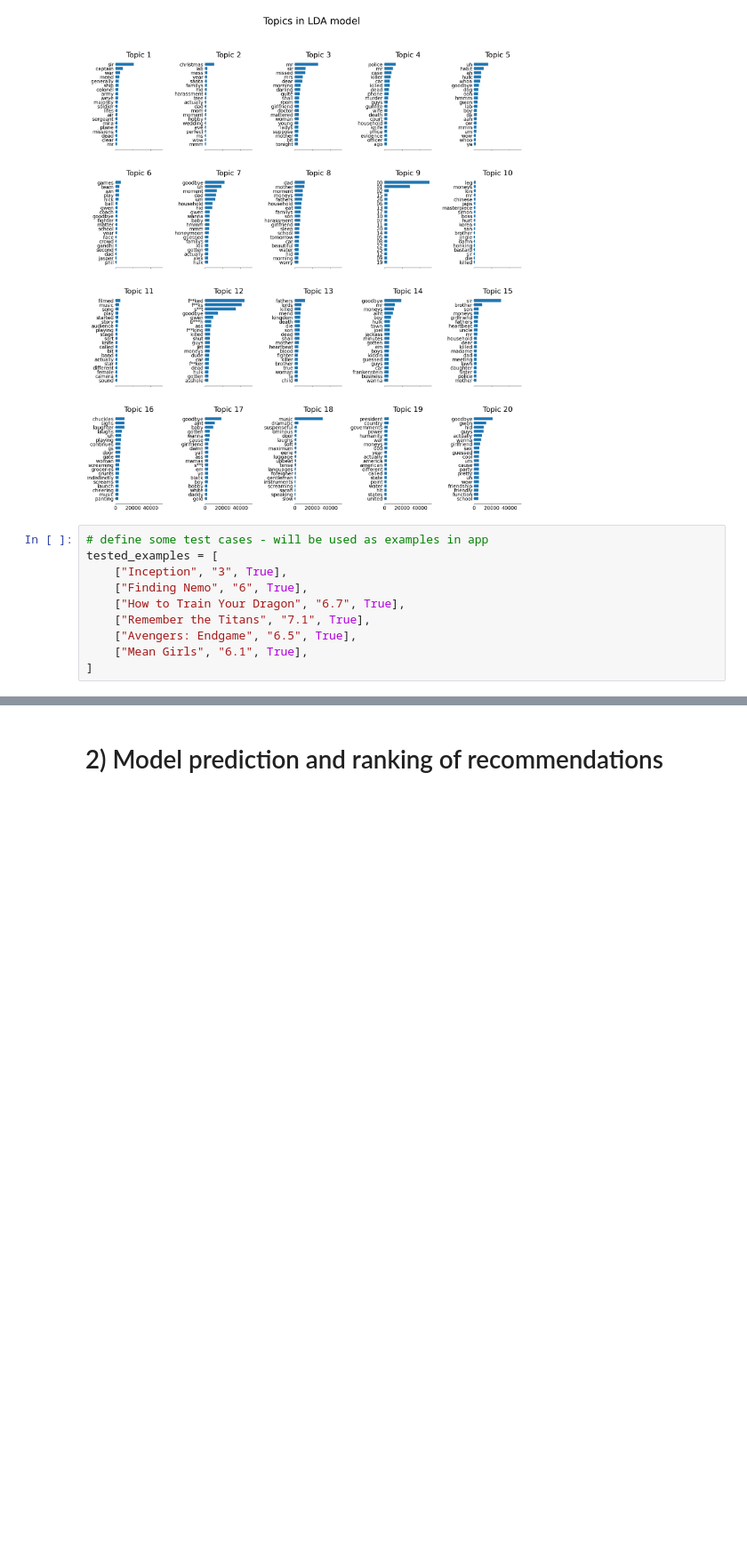
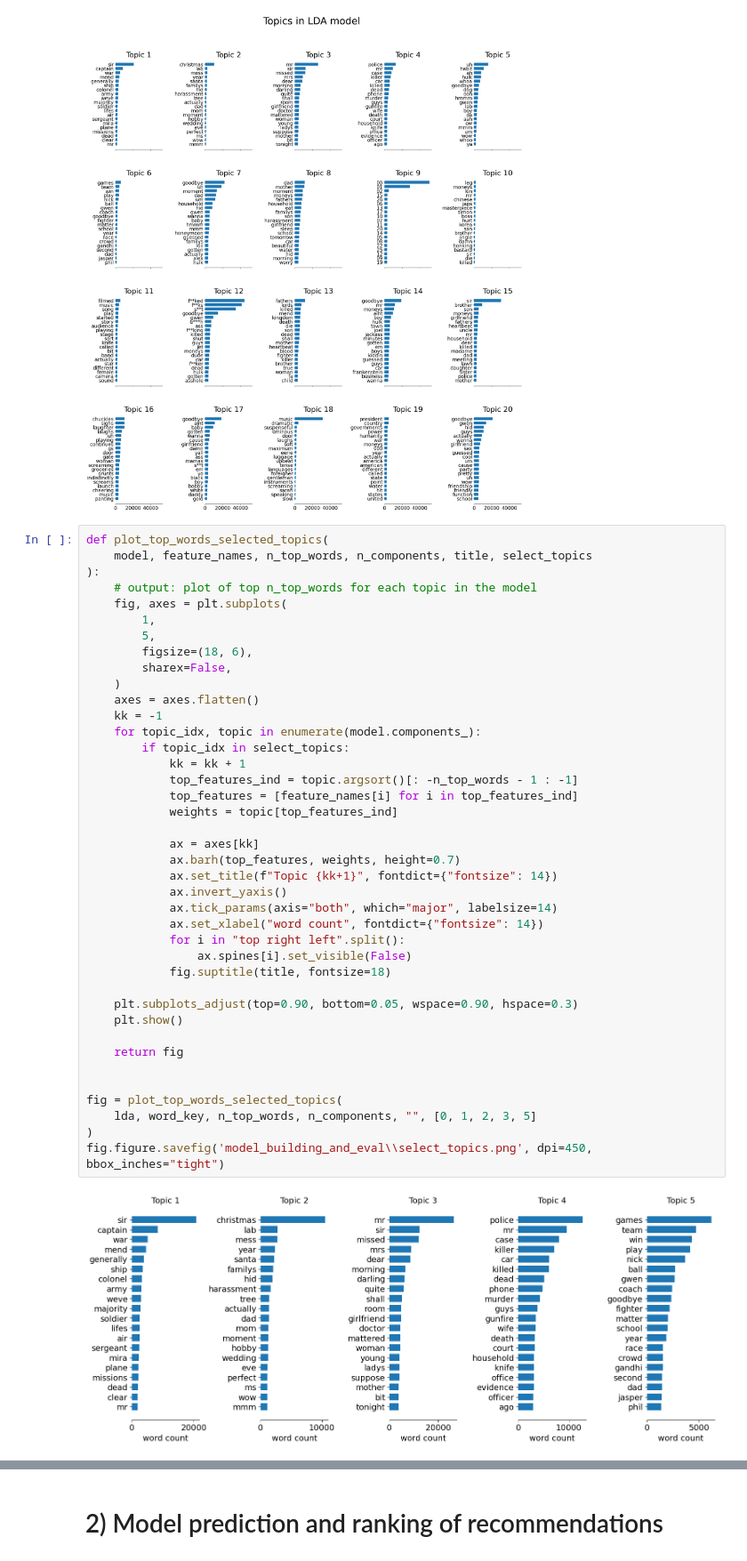
Before and after one commit to nfasano/movie_recsys, a Jupyter notebook: recsys_content_based/model_building_and_eval.ipynb, the cells around one changed output, grey strips where cells are left out. Shown at 89% size. Cells and saved outputs as stored; diff of their text form; blank space fills up the shorter version.

```diff
--- a/recsys_content_based/model_building_and_eval.ipynb
+++ b/recsys_content_based/model_building_and_eval.ipynb
@@ -143,14 +146,46 @@ def plot_top_words(model, feature_names, n_top_words, n_components, title):
 plot_top_words(lda, word_key, n_top_words, n_components, "Topics in LDA model")
 # %% [output]
 [figure]
-# %%
-# define some test cases - will be used as examples in app
-tested_examples = [
-    ["Inception", "3", True],
-    ["Finding Nemo", "6", True],
-    ["How to Train Your Dragon", "6.7", True],
-    ["Remember the Titans", "7.1", True],
-    ["Avengers: Endgame", "6.5", True],
-    ["Mean Girls", "6.1", True],
-]
+# %%
+def plot_top_words_selected_topics(
+    model, feature_names, n_top_words, n_components, title, select_topics
+):
+    # output: plot of top n_top_words for each topic in the model
+    fig, axes = plt.subplots(
+        1,
+        5,
+        figsize=(18, 6),
+        sharex=False,
+    )
+    axes = axes.flatten()
+    kk = -1
+    for topic_idx, topic in enumerate(model.components_):
+        if topic_idx in select_topics:
+            kk = kk + 1
+            top_features_ind = topic.argsort()[: -n_top_words - 1 : -1]
+            top_features = [feature_names[i] for i in top_features_ind]
+            weights = topic[top_features_ind]
+
+            ax = axes[kk]
+            ax.barh(top_features, weights, height=0.7)
+            ax.set_title(f"Topic {kk+1}", fontdict={"fontsize": 14})
+            ax.invert_yaxis()
+            ax.tick_params(axis="both", which="major", labelsize=14)
+            ax.set_xlabel("word count", fontdict={"fontsize": 14})
+            for i in "top right left".split():
+                ax.spines[i].set_visible(False)
+            fig.suptitle(title, fontsize=18)
+
+    plt.subplots_adjust(top=0.90, bottom=0.05, wspace=0.90, hspace=0.3)
+    plt.show()
+
+    return fig
+
+
+fig = plot_top_words_selected_topics(
+    lda, word_key, n_top_words, n_components, "", [0, 1, 2, 3, 5]
+)
+fig.figure.savefig('model_building_and_eval\\select_topics.png', dpi=450, bbox_inches="tight")
+# %% [output]
+[figure, added]
 # %%
```
Also changed, not shown: parts of 3 cells of this notebook, 9 other files.
